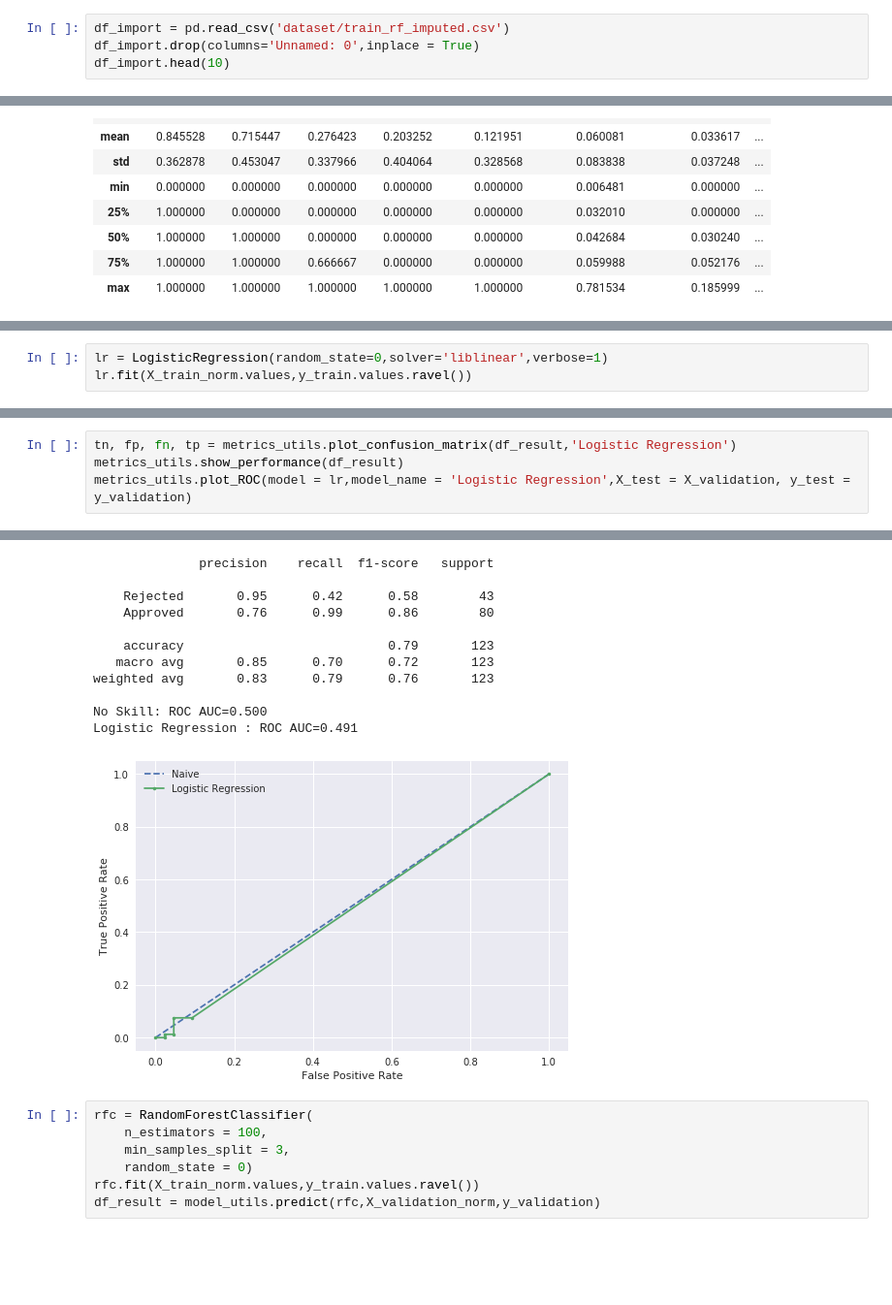
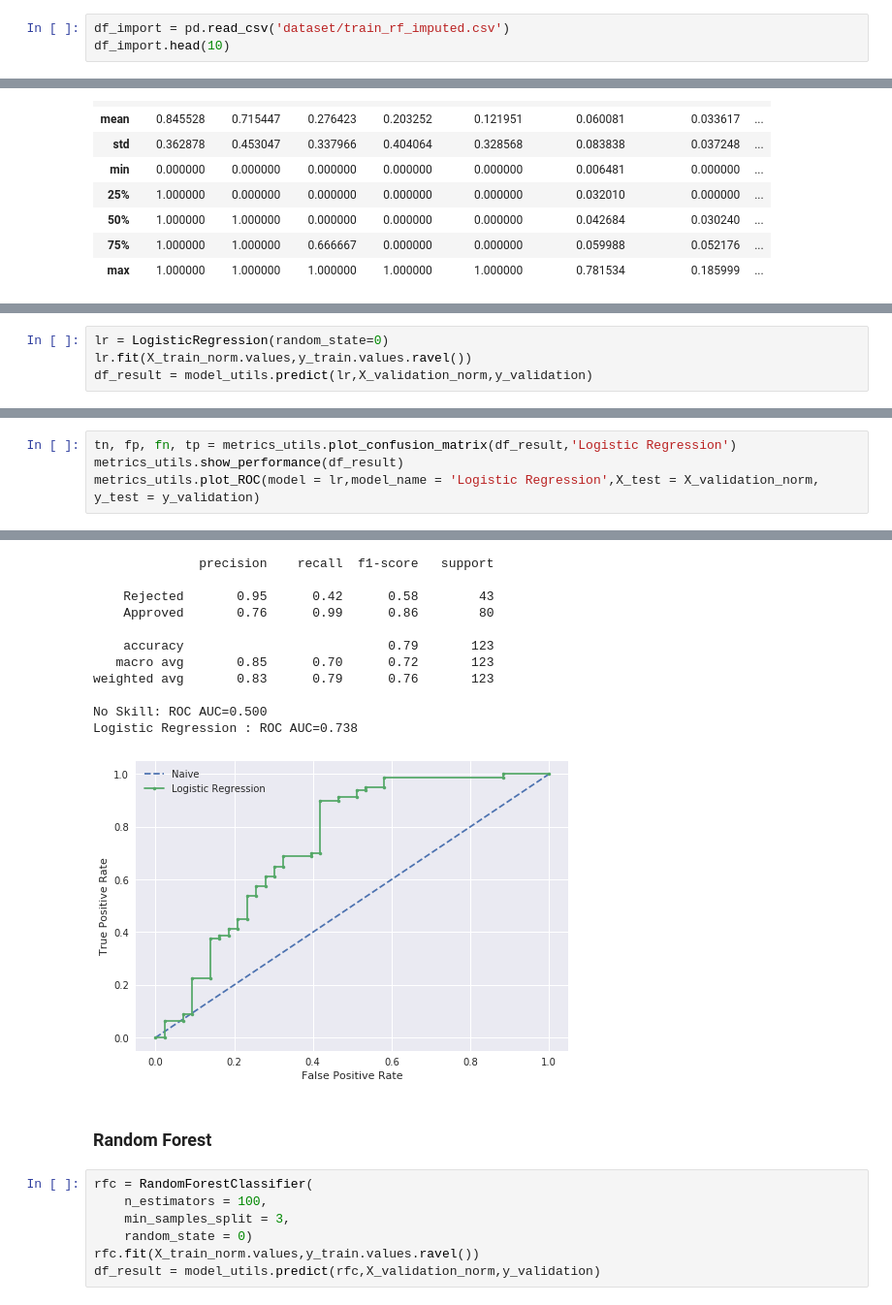
Before and after one commit to lucasthim/loan-prediction, a Jupyter notebook: 06_training_with_imputed_mf_data.ipynb, the cells around one changed output, grey strips where cells are left out. Shown at 97% size. Drawn from its saved outputs; the diff is of its cells as text; blank space fills up the shorter version.

Commit message:
Updates in MissForest Imputation

```diff
--- a/06_training_with_imputed_mf_data.ipynb
+++ b/06_training_with_imputed_mf_data.ipynb
@@ -23,7 +23,6 @@ import metrics_utils
 import model_utils
 # %%
 df_import = pd.read_csv('dataset/train_rf_imputed.csv')
-df_import.drop(columns='Unnamed: 0',inplace = True)
 df_import.head(10)
 # %% [output]
 |  | Gender | Married | Dependents | Education | Self_Employed | ApplicantIncome | CoapplicantIncome | ... |
@@ -76,3 +77,4 @@ X_validation_norm.describe()
 # %%
-lr = LogisticRegression(random_state=0,solver='liblinear',verbose=1)
+lr = LogisticRegression(random_state=0)
 lr.fit(X_train_norm.values,y_train.values.ravel())
+df_result = model_utils.predict(lr,X_validation_norm,y_validation)
@@ -101,5 +81,5 @@ df_result.head(10)
 # %%
 tn, fp, fn, tp = metrics_utils.plot_confusion_matrix(df_result,'Logistic Regression')
 metrics_utils.show_performance(df_result)
-metrics_utils.plot_ROC(model = lr,model_name = 'Logistic Regression',X_test = X_validation, y_test = y_validation)
+metrics_utils.plot_ROC(model = lr,model_name = 'Logistic Regression',X_test = X_validation_norm, y_test = y_validation)
 # %% [output]
@@ -107,15 +87,17 @@ metrics_utils.plot_ROC(model = lr,model_name = 'Logistic Regression',X_test = X_
               precision    recall  f1-score   support
 
     Rejected       0.95      0.42      0.58        43
     Approved       0.76      0.99      0.86        80
 
     accuracy                           0.79       123
    macro avg       0.85      0.70      0.72       123
 weighted avg       0.83      0.79      0.76       123
 
 No Skill: ROC AUC=0.500
-Logistic Regression : ROC AUC=0.491
+Logistic Regression : ROC AUC=0.738
-[figure, old version]
+[figure, new version]
+# %% [markdown]
+### Random Forest
 # %%
 rfc = RandomForestClassifier(
     n_estimators = 100,
```
Also changed, not shown: parts of 10 cells of this notebook, 5 other files.
